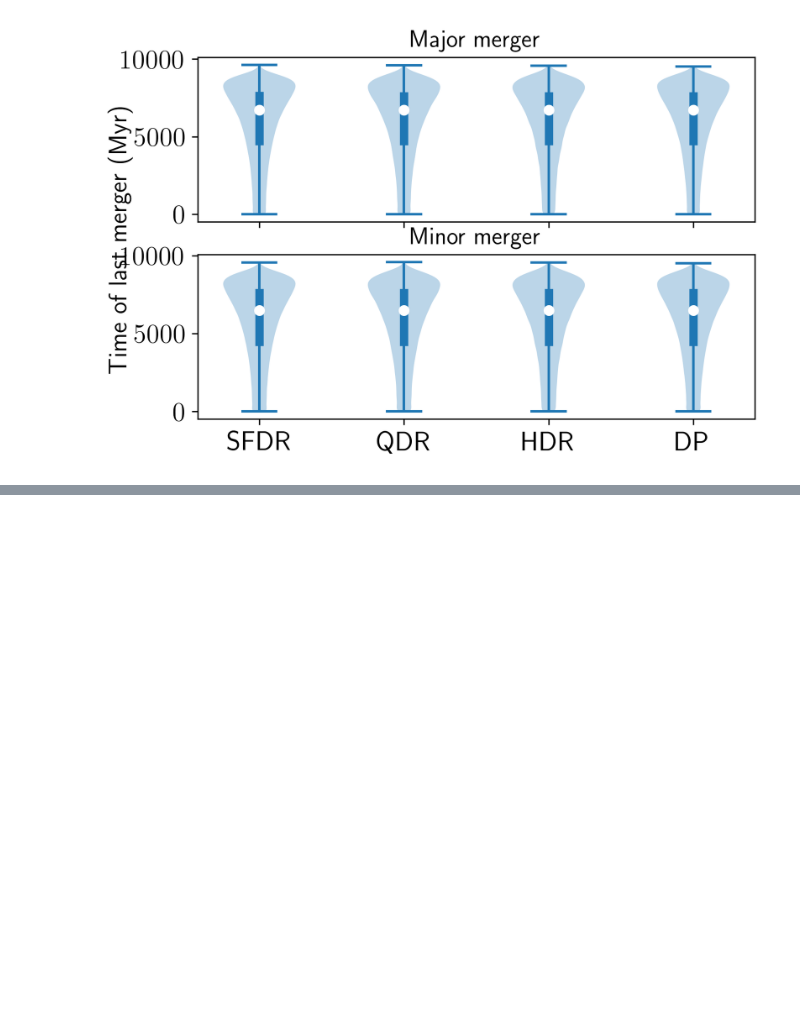
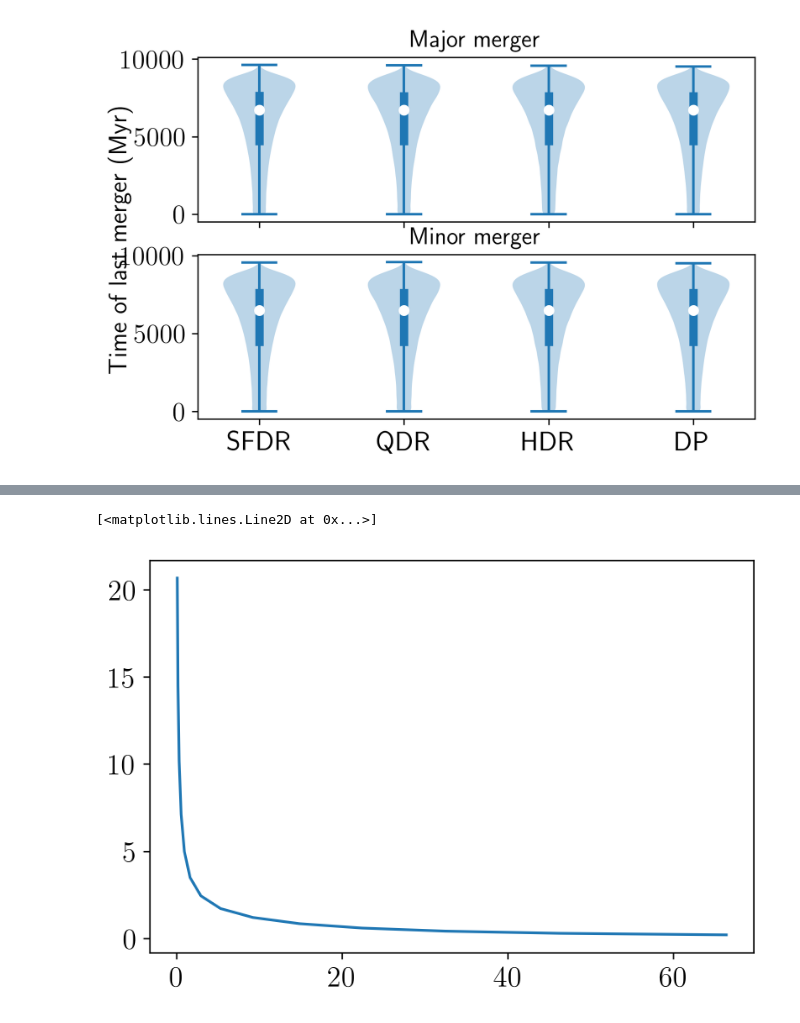
Before and after one commit to darrencroton/sage, a Jupyter notebook: analysis/dust-result.ipynb, the cells around one changed output, grey strips where cells are left out. Cells and saved outputs as stored; diff of their text form; code cells hidden in the pictures; blank space fills up the shorter version.

```diff
--- a/analysis/dust-result.ipynb
+++ b/analysis/dust-result.ipynb
@@ -7044,0 +7127,8 @@ plt.savefig('plots/hot-cold-gas-testbulge3.png', bbox_inches='tight')
+# %%
+binfile = pjoin(dirname(abspath(Corrfunc.__file__)),"../theory/tests/", "bins")
+results = xi(BoxSize, nthreads, binfile, X, Y, Z, output_ravg=True)
+# %%
+plt.plot(results['xi'], results['ravg'])
+# %% [output]
+[<matplotlib.lines.Line2D at 0x...>]
+[figure, added]
```
Also changed, not shown: parts of 7 cells of this notebook.
